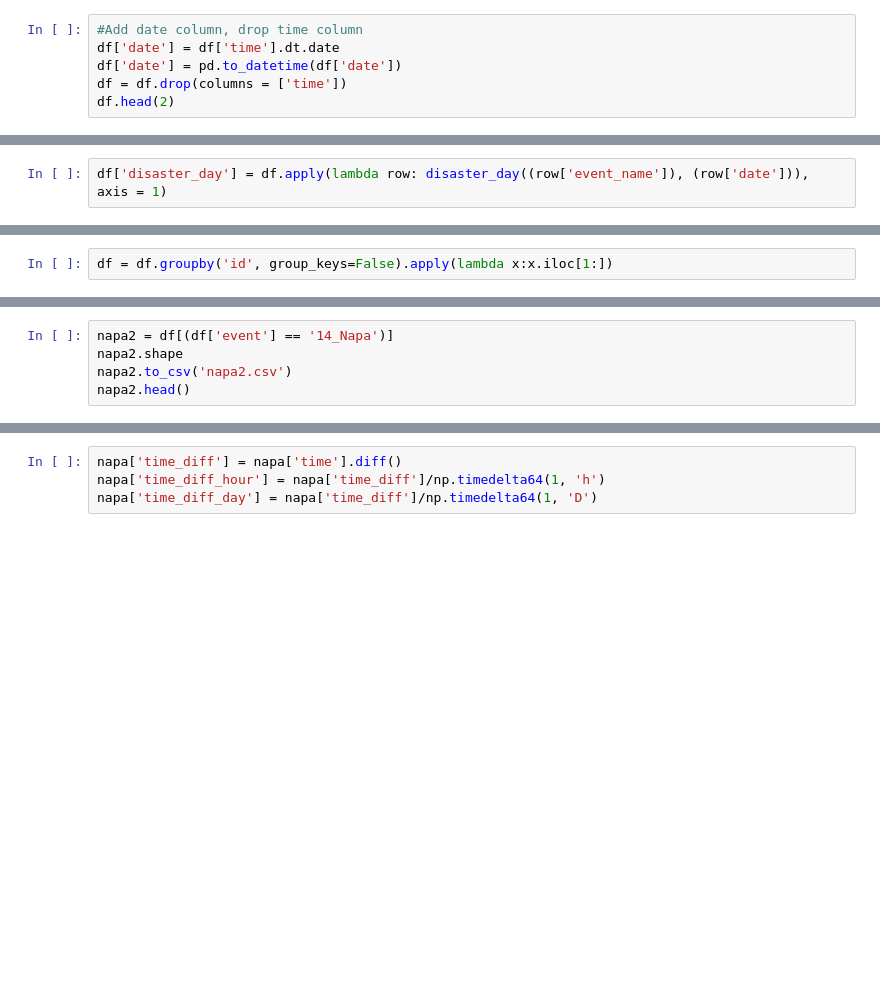
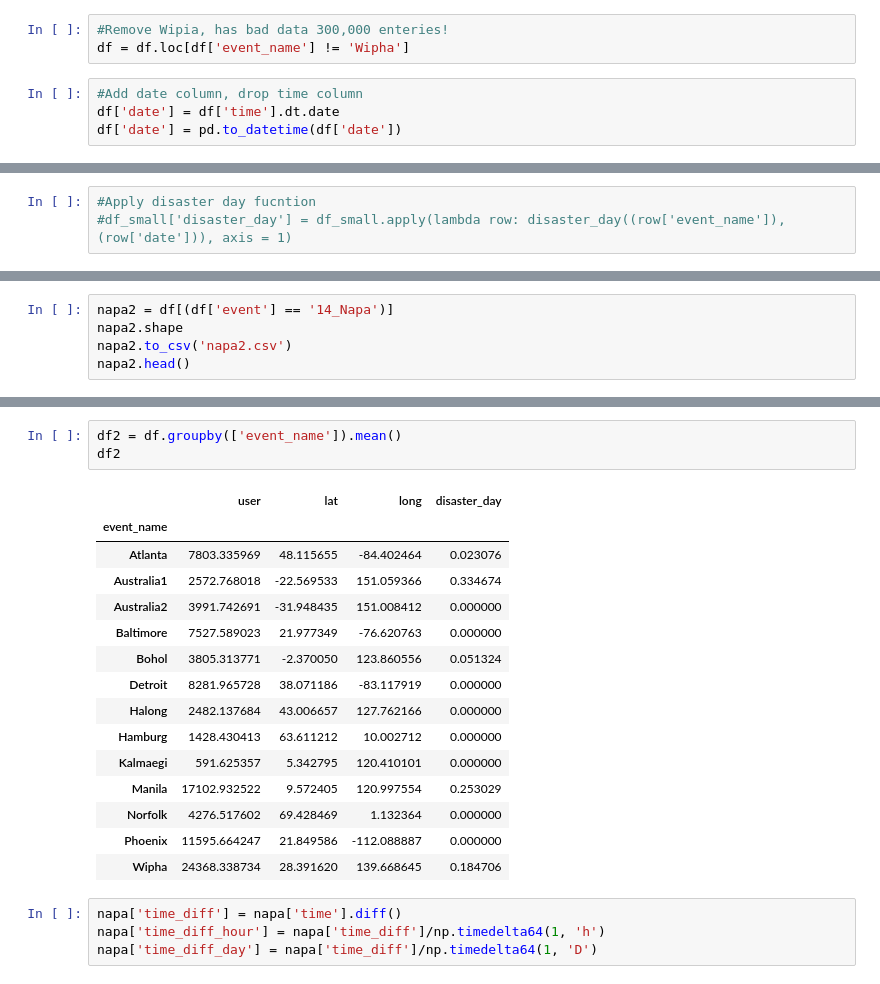
Before and after one commit to Matt-Carney/Natural_Disaster, a Jupyter notebook: Natural_Disaster.ipynb, the cells around one changed output, grey strips where cells are left out. Saved outputs shown, nothing was run; the diff lists cells and outputs as text; blank space fills up the shorter version.

```diff
--- a/Natural_Disaster.ipynb
+++ b/Natural_Disaster.ipynb
@@ -63,9 +64,10 @@ event_type={
 
 df['event_type'] = df['event_name'].map(event_type)
 df = df.drop(columns = ['event'])
+# %%
+#Remove Wipia, has bad data 300,000 enteries!
+df = df.loc[df['event_name'] != 'Wipha']
 # %%
 #Add date column, drop time column
 df['date'] = df['time'].dt.date
 df['date'] = pd.to_datetime(df['date'])
-df = df.drop(columns = ['time'])
-df.head(2)
@@ -114,2 +141,3 @@ sam = df.iloc[0:50,]
 # %%
-df['disaster_day'] = df.apply(lambda row: disaster_day((row['event_name']), (row['date'])), axis = 1)
+#Apply disaster day fucntion
+#df_small['disaster_day'] = df_small.apply(lambda row: disaster_day((row['event_name']), (row['date'])), axis = 1)
@@ -175,8 +189,6 @@ all_data = all_data.apply(lambda _all_data: _all_data.sort_values(by=['time']))
 #all_data['lat_1'] = all_data['lat'].shift()
 #all_data['long_1'] = all_data['long'].shift()
 #all_data['dist_mi'] = all_data.apply(lambda row: vincenty((row['lat'], row['long']), (row['lat_1'], row['long_1'])), axis=1)
-# %%
-df = df.groupby('id', group_keys=False).apply(lambda x:x.iloc[1:])
 # %%
 all_data['date'] = all_data['time'].dt.date
 all_data['time_diff'] = all_data['time'].diff()
@@ -207,3 +226,22 @@ napa['dist_ft'] = napa['dist_mi']*5260
+# %%
+df2 = df.groupby(['event_name']).mean()
+df2
+# %% [output]
+|  | user | lat | long | disaster_day |
+| event_name |  |  |  |  |
+| Atlanta | 7803.335969 | 48.115655 | -84.402464 | 0.023076 |
+| Australia1 | 2572.768018 | -22.569533 | 151.059366 | 0.334674 |
+| Australia2 | 3991.742691 | -31.948435 | 151.008412 | 0.000000 |
+| Baltimore | 7527.589023 | 21.977349 | -76.620763 | 0.000000 |
+| Bohol | 3805.313771 | -2.370050 | 123.860556 | 0.051324 |
+| Detroit | 8281.965728 | 38.071186 | -83.117919 | 0.000000 |
+| Halong | 2482.137684 | 43.006657 | 127.762166 | 0.000000 |
+| Hamburg | 1428.430413 | 63.611212 | 10.002712 | 0.000000 |
+| Kalmaegi | 591.625357 | 5.342795 | 120.410101 | 0.000000 |
+| Manila | 17102.932522 | 9.572405 | 120.997554 | 0.253029 |
+| Norfolk | 4276.517602 | 69.428469 | 1.132364 | 0.000000 |
+| Phoenix | 11595.664247 | 21.849586 | -112.088887 | 0.000000 |
+| Wipha | 24368.338734 | 28.391620 | 139.668645 | 0.184706 |
 # %%
 napa['time_diff'] = napa['time'].diff()
 napa['time_diff_hour'] = napa['time_diff']/np.timedelta64(1, 'h')
```
Also changed, not shown: parts of 28 cells of this notebook.
